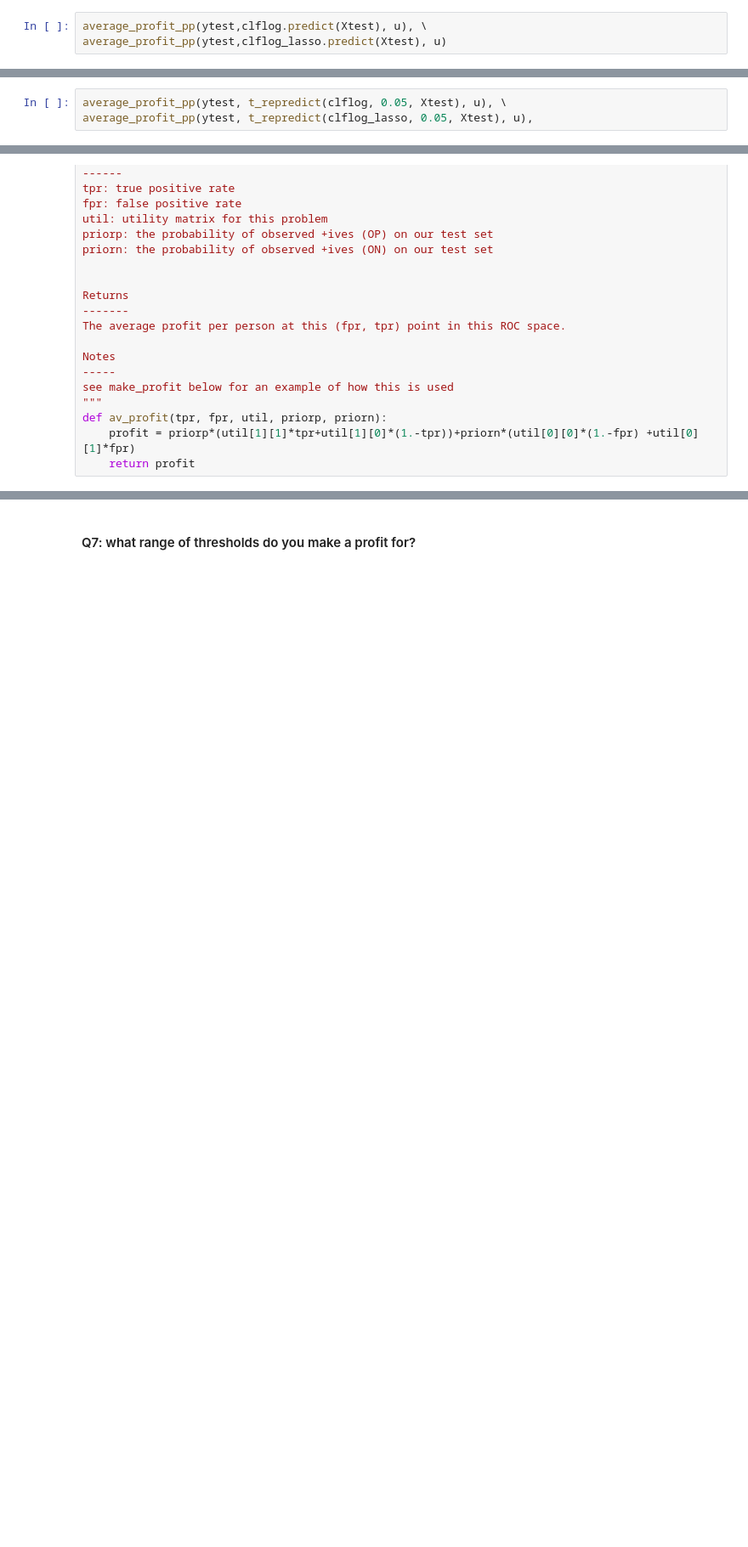
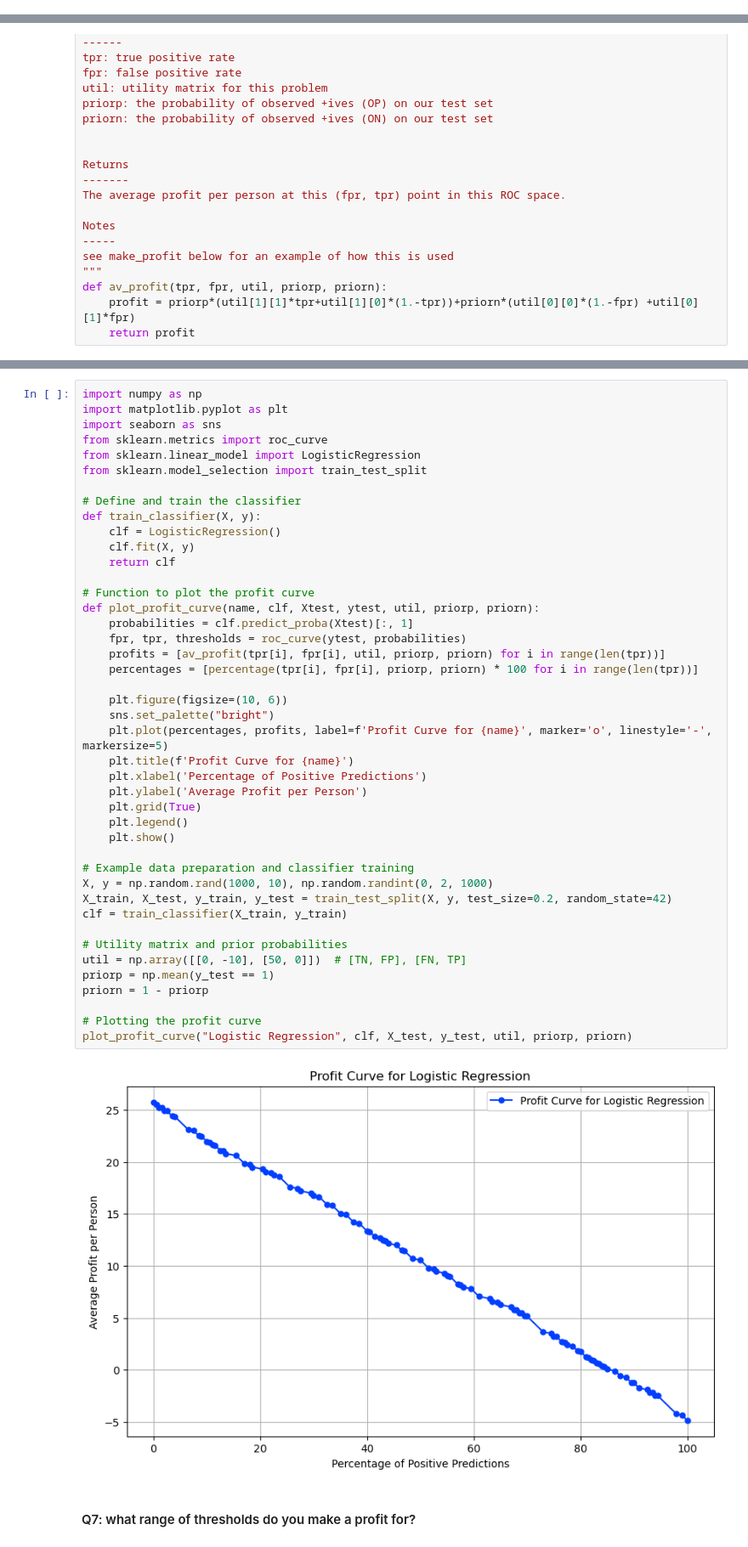
Before and after one commit to abiswal2003/Classihacking, a Jupyter notebook: assignment_clothing.ipynb, the cells around one changed output, grey strips where cells are left out. Shown: that part at 85% size. Drawn from its saved outputs; the diff is of its cells as text; blank space fills up the shorter version.

```diff
--- a/assignment_clothing.ipynb
+++ b/assignment_clothing.ipynb
@@ -590,6 +665,3 @@ def t_repredict(est,t, xtest):
 We see average profits for multiple thresholds for the logistic regression classifier `clflog` and the lasso classifier clflog_lasso
 # %% [markdown]
 **(a) Average profit per person for t=0.5 (the usual case)**
-# %%
-average_profit_pp(ytest,clflog.predict(Xtest), u), \
-average_profit_pp(ytest,clflog_lasso.predict(Xtest), u)
@@ -632,9 +735,6 @@ print("Average Profit at t=0.05:", profit)
 # %% [output]
 Confusion Matrix at t=0.05: 2 2 1 0
 Average Profit at t=0.05: 16.0
-# %%
-average_profit_pp(ytest, t_repredict(clflog, 0.05, Xtest), u), \
-average_profit_pp(ytest, t_repredict(clflog_lasso, 0.05, Xtest), u),
 # %% [markdown]
 **(c) Q6. Calculate average profit per person for t=0.95 for both classifiers**
 # %%
@@ -754,3 +838,48 @@ with sns.color_palette("bright"):
+# %%
+import numpy as np
+import matplotlib.pyplot as plt
+import seaborn as sns
+from sklearn.metrics import roc_curve
+from sklearn.linear_model import LogisticRegression
+from sklearn.model_selection import train_test_split
+
+# Define and train the classifier
+def train_classifier(X, y):
+    clf = LogisticRegression()
+    clf.fit(X, y)
+    return clf
+
+# Function to plot the profit curve
+def plot_profit_curve(name, clf, Xtest, ytest, util, priorp, priorn):
+    probabilities = clf.predict_proba(Xtest)[:, 1]
+    fpr, tpr, thresholds = roc_curve(ytest, probabilities)
+    profits = [av_profit(tpr[i], fpr[i], util, priorp, priorn) for i in range(len(tpr))]
+    percentages = [percentage(tpr[i], fpr[i], priorp, priorn) * 100 for i in range(len(tpr))]
+
+    plt.figure(figsize=(10, 6))
+    sns.set_palette("bright")
+    plt.plot(percentages, profits, label=f'Profit Curve for {name}', marker='o', linestyle='-', markersize=5)
+    plt.title(f'Profit Curve for {name}')
+    plt.xlabel('Percentage of Positive Predictions')
+    plt.ylabel('Average Profit per Person')
+    plt.grid(True)
+    plt.legend()
+    plt.show()
+
+# Example data preparation and classifier training
+X, y = np.random.rand(1000, 10), np.random.randint(0, 2, 1000)
+X_train, X_test, y_train, y_test = train_test_split(X, y, test_size=0.2, random_state=42)
+clf = train_classifier(X_train, y_train)
+
+# Utility matrix and prior probabilities
+util = np.array([[0, -10], [50, 0]])  # [TN, FP], [FN, TP]
+priorp = np.mean(y_test == 1)
+priorn = 1 - priorp
+
+# Plotting the profit curve
+plot_profit_curve("Logistic Regression", clf, X_test, y_test, util, priorp, priorn)
+# %% [output]
+[figure, added]
 # %% [markdown]
 #### Q7: what range of thresholds do you make a profit for?
 # %% [markdown]
```
Also changed, not shown: parts of 36 cells of this notebook.
